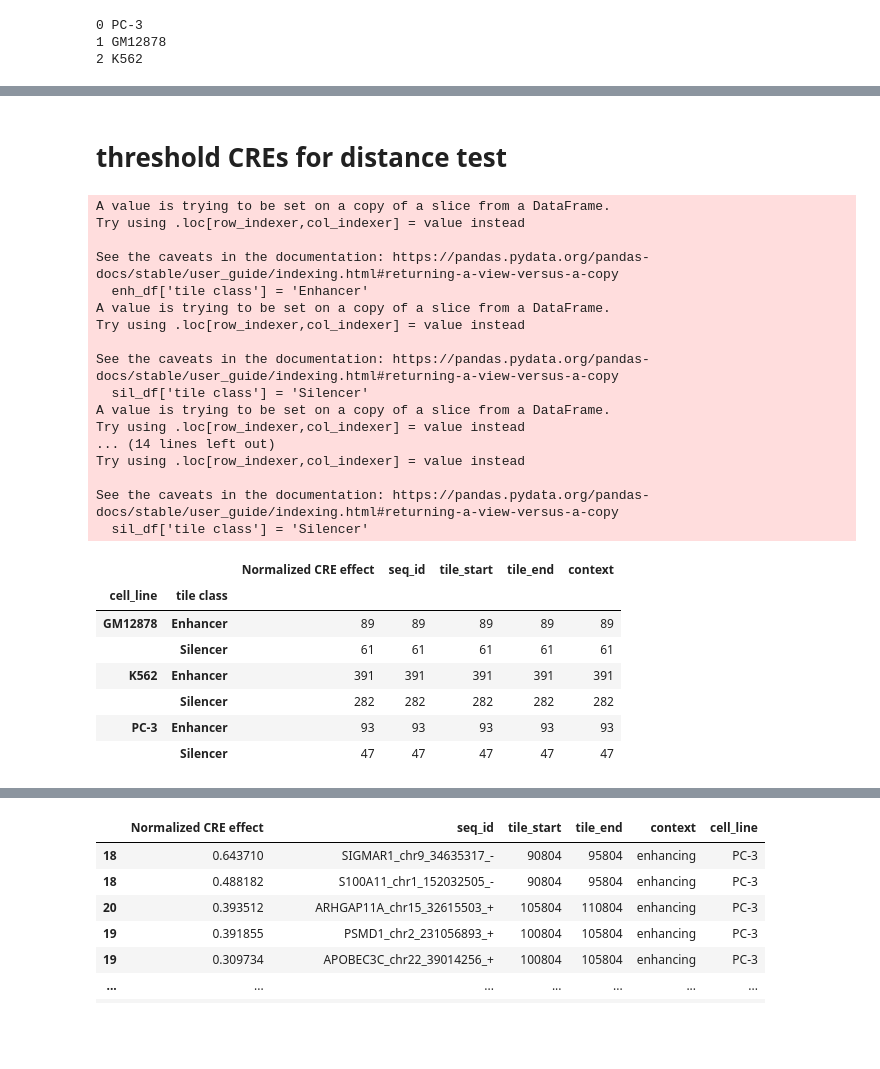
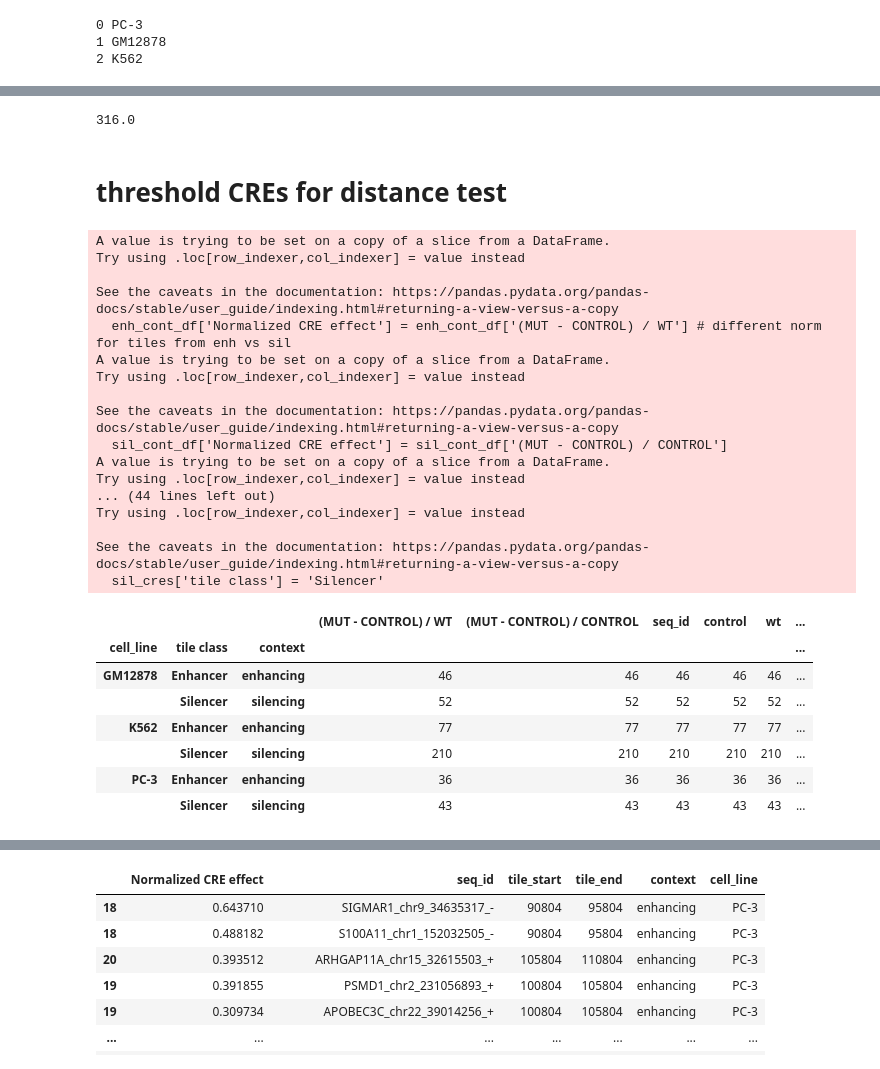
Before and after one commit to p-koo/creme-nn, a Jupyter notebook: figures/sufficiency_necessity.ipynb, the cells around one changed output, grey strips where cells are left out. Saved outputs shown, nothing was run; the diff lists cells and outputs as text; code cells hidden in the pictures; blank space fills up the shorter version.

```diff
--- a/figures/sufficiency_necessity.ipynb
+++ b/figures/sufficiency_necessity.ipynb
@@ -28,10 +28,3 @@ target_df = pd.read_csv(f'../data/enformer_targets_human.txt', sep='\t')
 cell_lines = [utils.clean_cell_name(target_df.iloc[t]['description']) for t in track_index]
 tile_coords = pd.read_csv('../old_results//sufficiency_test/enformer/tile_coordinates.csv', index_col='Unnamed: 0').T
 cre_tile_coords = tile_coords.loc[[t for t in tile_coords.index if 'tss' not in t]]
-# %%
-for _, row in cell_line_context.iterrows():
-    res_path = row['path'].replace('context_dependence_test', 'necessity_test')
-    res_raw = utils.read_pickle(res_path)
-    res = {k: r[:, :, c].mean(axis=1) for k, r in res_raw.items()}
-    if res['mut'].shape[0] == 40:
-        print(res_path)
@@ -122,10 +114,10 @@ for cell, df in result_summary.items():
 selected_cres = []
 for cell, df in result_summary.items():
     df['cell_line'] = cell
-    enh_df = df[df['Normalized shuffle effect'] > 0.3]
+    enh_df = df[(df['Normalized shuffle effect'] > 0.3) & (df['context']=='enhancing')]
     enh_df['tile class'] = 'Enhancer'
     selected_cres.append(enh_df)
-    sil_df = df[df['Normalized shuffle effect'] < -0.3]
+    sil_df = df[(df['Normalized shuffle effect'] < -0.3) & (df['context']=='silencing')]
     sil_df['tile class'] = 'Silencer'
     selected_cres.append(sil_df)
 selected_cres = pd.concat(selected_cres)
@@ -184,9 +176,15 @@ for c, cell_line in enumerate(cell_lines):
         res['wt'] = res['wt'][bin_index, c].mean(axis=0)
         res['mut'] = res['mut'][:, bin_index, c].mean(axis=1)
         res['control'] = res['control'][:, bin_index, c].mean(axis=1)
-        one_seq = pd.DataFrame((res['mut'] - res['control']) / res['wt'])
-        one_seq.columns = ['Normalized CRE effect']
+        # one_seq = pd.DataFrame((res['mut'] - res['control']) / res['wt'])
+        one_seq = pd.DataFrame((res['mut']-res['control']) / res['wt'])
+
+        one_seq.columns = ['(MUT - CONTROL) / WT']
+        one_seq['(MUT - CONTROL) / CONTROL'] = (res['mut']-res['control']) / res['control']
         one_seq['seq_id'] = res_path.split('/')[-1].split('.')[0]
+        one_seq['control'] = res['control']
+        one_seq['wt'] = res['wt']
+        one_seq['mut'] = res['mut']
         one_seq['tile_start'] = cre_tile_coords[0].values
         one_seq['tile_end'] = cre_tile_coords[1].values
         one_seq['context'] = row['context']
@@ -241,44 +273,53 @@ for cell, df in result_summary.items():
+# %%
+12008 / 38
+# %% [output]
+316.0
 # %% [markdown]
 # threshold CREs for distance test
 # %%
 selected_cres = []
 for cell, df in result_summary.items():
     df['cell_line'] = cell
-    enh_df = df[df['Normalized CRE effect'] > 0.3]
-    enh_df['tile class'] = 'Enhancer'
-    selected_cres.append(enh_df)
-    sil_df = df[df['Normalized CRE effect'] < -0.3]
-    sil_df['tile class'] = 'Silencer'
-    selected_cres.append(sil_df)
+    enh_cont_df = df[df['context']=='enhancing'] # only select enhancing CREs in enhancing contexts
+    sil_cont_df = df[df['context']=='silencing'] # only select silencing CREs in silencing contexts
+    enh_cont_df['Normalized CRE effect'] = enh_cont_df['(MUT - CONTROL) / WT'] # different norm for tiles from enh vs sil
+    sil_cont_df['Normalized CRE effect'] = sil_cont_df['(MUT - CONTROL) / CONTROL']
+
+    enh_cres = enh_cont_df[(enh_cont_df['Normalized CRE effect'] > 0.3)]
+    enh_cres['tile class'] = 'Enhancer'
+    selected_cres.append(enh_cres)
+    sil_cres = sil_cont_df[(sil_cont_df['Normalized CRE effect'] < -0.3)]
+    sil_cres['tile class'] = 'Silencer'
+    selected_cres.append(sil_cres)
 selected_cres = pd.concat(selected_cres)
 # %% [output]
 A value is trying to be set on a copy of a slice from a DataFrame.
 Try using .loc[row_indexer,col_indexer] = value instead
 
 See the caveats in the documentation: https://pandas.pydata.org/pandas-docs/stable/user_guide/indexing.html#returning-a-view-versus-a-copy
-  enh_df['tile class'] = 'Enhancer'
+  enh_cont_df['Normalized CRE effect'] = enh_cont_df['(MUT - CONTROL) / WT'] # different norm for tiles from enh vs sil
 A value is trying to be set on a copy of a slice from a DataFrame.
 Try using .loc[row_indexer,col_indexer] = value instead
 
 See the caveats in the documentation: https://pandas.pydata.org/pandas-docs/stable/user_guide/indexing.html#returning-a-view-versus-a-copy
-  sil_df['tile class'] = 'Silencer'
+  sil_cont_df['Normalized CRE effect'] = sil_cont_df['(MUT - CONTROL) / CONTROL']
 A value is trying to be set on a copy of a slice from a DataFrame.
 Try using .loc[row_indexer,col_indexer] = value instead
-... (14 lines left out)
+... (44 lines left out)
 Try using .loc[row_indexer,col_indexer] = value instead
 
 See the caveats in the documentation: https://pandas.pydata.org/pandas-docs/stable/user_guide/indexing.html#returning-a-view-versus-a-copy
-  sil_df['tile class'] = 'Silencer'
+  sil_cres['tile class'] = 'Silencer'
 # %%
-selected_cres.groupby(['cell_line', 'tile class']).count()
+selected_cres.groupby(['cell_line', 'tile class', 'context']).count()
 # %% [output]
-|  |  | Normalized CRE effect | seq_id | tile_start | tile_end | context |
-| cell_line | tile class |  |  |  |  |  |
-| GM12878 | Enhancer | 89 | 89 | 89 | 89 | 89 |
-|  | Silencer | 61 | 61 | 61 | 61 | 61 |
-| K562 | Enhancer | 391 | 391 | 391 | 391 | 391 |
-|  | Silencer | 282 | 282 | 282 | 282 | 282 |
-| PC-3 | Enhancer | 93 | 93 | 93 | 93 | 93 |
-|  | Silencer | 47 | 47 | 47 | 47 | 47 |
+|  |  |  | (MUT - CONTROL) / WT | (MUT - CONTROL) / CONTROL | seq_id | control | wt | ... |
+| cell_line | tile class | context |  |  |  |  |  | ... |
+| GM12878 | Enhancer | enhancing | 46 | 46 | 46 | 46 | 46 | ... |
+|  | Silencer | silencing | 52 | 52 | 52 | 52 | 52 | ... |
+| K562 | Enhancer | enhancing | 77 | 77 | 77 | 77 | 77 | ... |
+|  | Silencer | silencing | 210 | 210 | 210 | 210 | 210 | ... |
+| PC-3 | Enhancer | enhancing | 36 | 36 | 36 | 36 | 36 | ... |
+|  | Silencer | silencing | 43 | 43 | 43 | 43 | 43 | ... |
 # %%
 selected_cres.to_csv('../results/sufficiency_test/enformer_selected_cres.csv')
```
Also changed, not shown: parts of 26 cells of this notebook, 16 other files.
